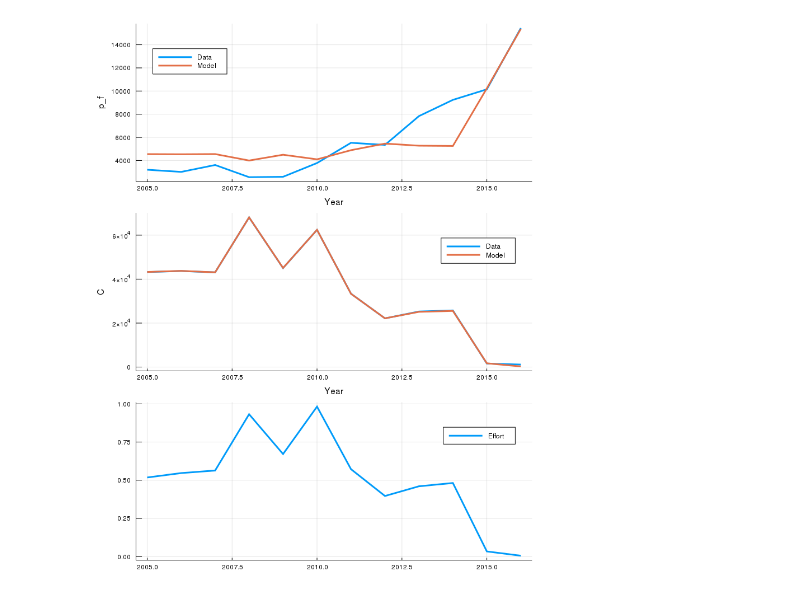
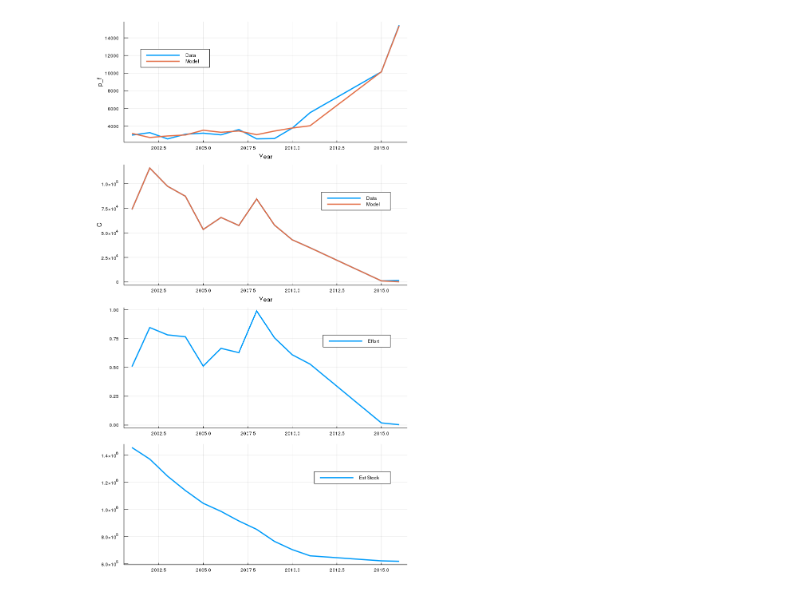
Before and after one commit to Lelsler/Squid, a Jupyter notebook: bem.ipynb, the cells around one changed output. Cells and saved outputs as stored; diff of their text form; code cells hidden in the pictures.

```diff
--- a/bem.ipynb
+++ b/bem.ipynb
@@ -13,12 +13,14 @@ struct Migration <: Model end
 
 run = BEM();
 # %%
-df2 = dropmissing(DataFrame(XLSX.readtable("./DATA/PriceVolDataCorrected.xlsx", "Sheet1")...))
-VolAll = Float64.(df2[:tons_DM][5:end]) ## CATCH DATA
-PrAll = Float64.(df2[:priceMXNia_DM][5:end]) ## PRICE DATA
+df2 = dropmissing(DataFrame(XLSX.readtable("./DATA/R3_data.xlsx", "Sheet1")...))
+VolAll = Float64.(df2[:C_t]) ## CATCH DATA
+PrAll = Float64.(df2[:pf_MXNiat]) ## PRICE DATA
 
 ### New max time
-time = df2[:Year][5]:0.1:df2[:Year][end]; #df2[:Year][5:end]
-years = df2[:Year][5:end];
-tmax = length(df2[:Year][5:end]);
+time = df2[:year][1]:0.1:df2[:year][end];
+years = df2[:year];
+ML = df2[:ML];
+y_S = map(y-> parse(Float64, y), df2[:y_S]);
+tmax = length(years);
 (Cmax, CmaxIdx) = findmax(VolAll); # To calculate K. Should probably self reference this.
@@ -113,9 +84,10 @@ EXIT: Optimal Solution Found.
 # %%
 ha = plot(years, PrAll, xlabel="Year", ylabel="p_f", label="Data", legend=:topleft)
 plot!(years, getvalue(p_f), label="Model")
 hb = plot(years, VolAll, xlabel="Year", ylabel="C", label="Data")
 plot!(years, getvalue(C), label="Model")
 hc = plot(years, getvalue(E), label = "Effort")
-plot(ha,hb,hc,linewidth=3,layout=(3,1),size=(800,1000))
+hd = plot(years, getvalue(S), label = "Est Stock")
+plot(ha,hb,hc,hd,linewidth=3,layout=(4,1),size=(800,1400))
 # %% [output]
-[figure, old version]
+[figure, new version]
```
Also changed, not shown: parts of 32 cells of this notebook.
